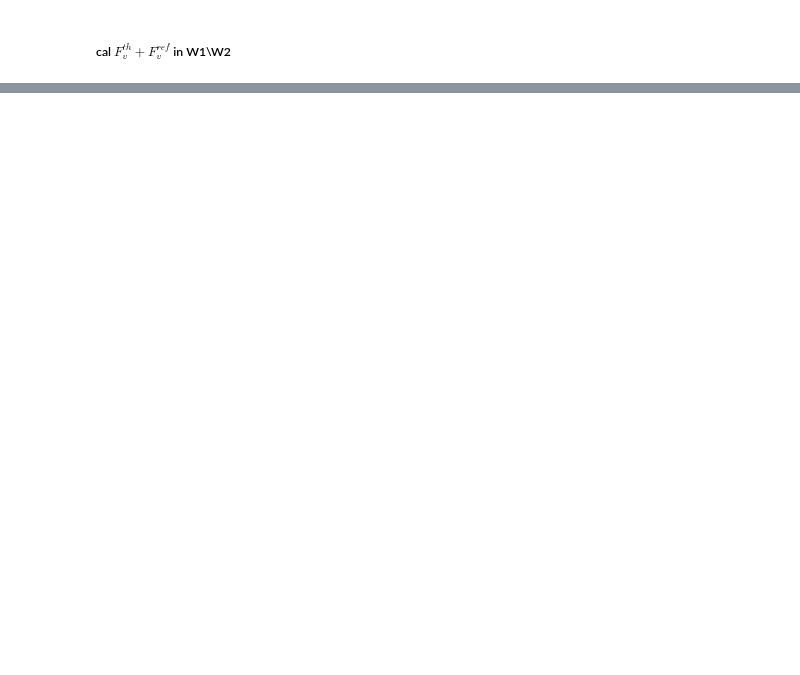
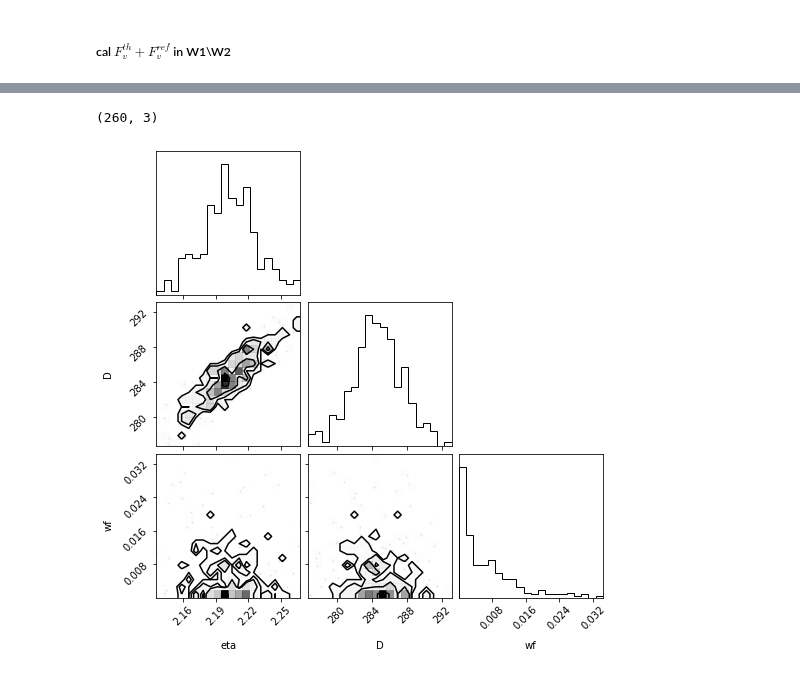
Before and after one commit to AstroHHQ/learngit, a Jupyter notebook: JHX2010CO1/MCMC_ref_2010co1.ipynb, the cells around one changed output, grey strips where cells are left out. Saved outputs shown, nothing was run; the diff lists cells and outputs as text; code cells hidden in the pictures; blank space fills up the shorter version.

```diff
--- a/JHX2010CO1/MCMC_ref_2010co1.ipynb
+++ b/JHX2010CO1/MCMC_ref_2010co1.ipynb
@@ -423,0 +429,11 @@ print(fluxRef341)
+# %%
+#--------------------------
+flat_samples = sampler.get_chain(discard=600, thin=15, flat=True)
+print(flat_samples.shape)
+import corner
+fig = corner.corner(
+flat_samples, labels=labels, truths=[eta_gs, D_gs,wf_gs]
+);
+# %% [output]
+(260, 3)
+[figure, added]
```
Also changed, not shown: parts of 25 cells of this notebook, 3 other files.
